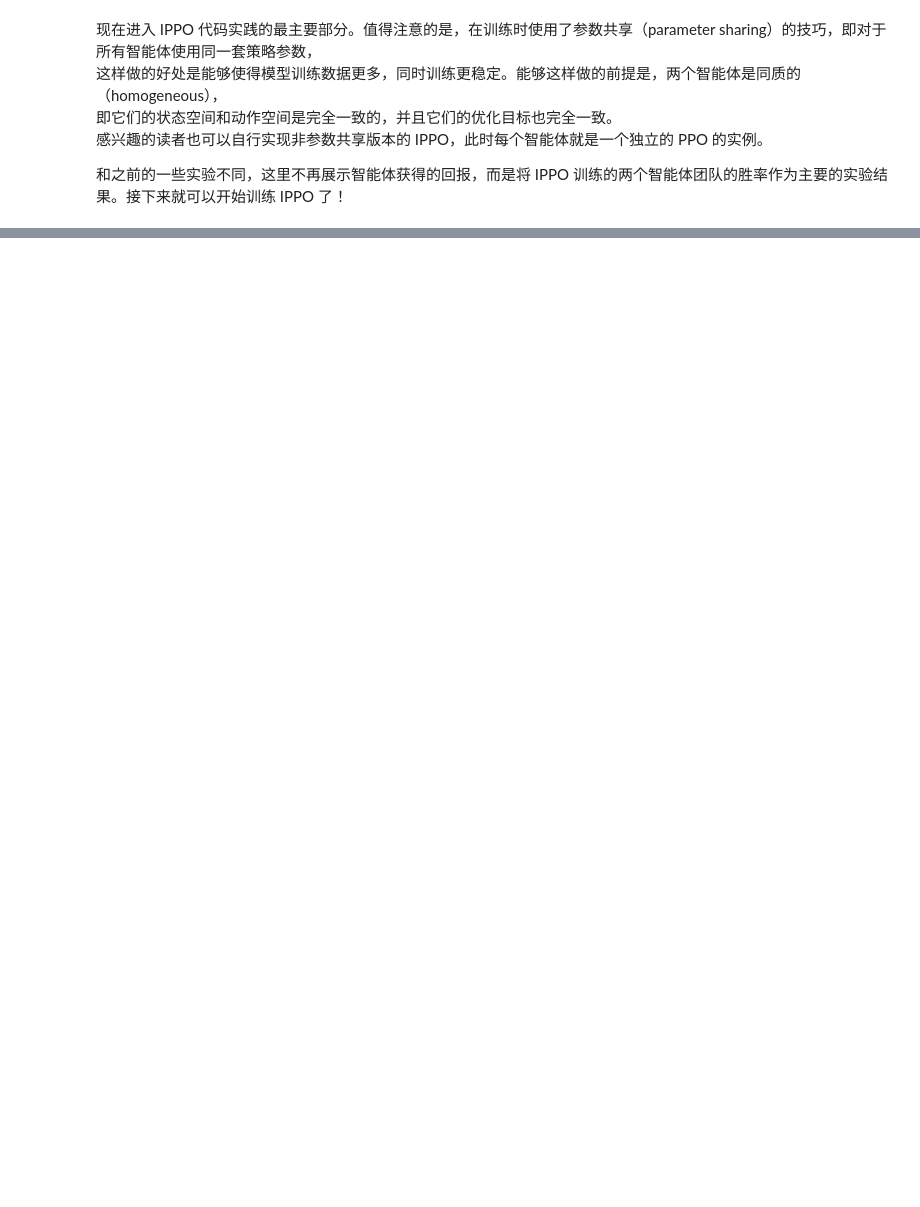
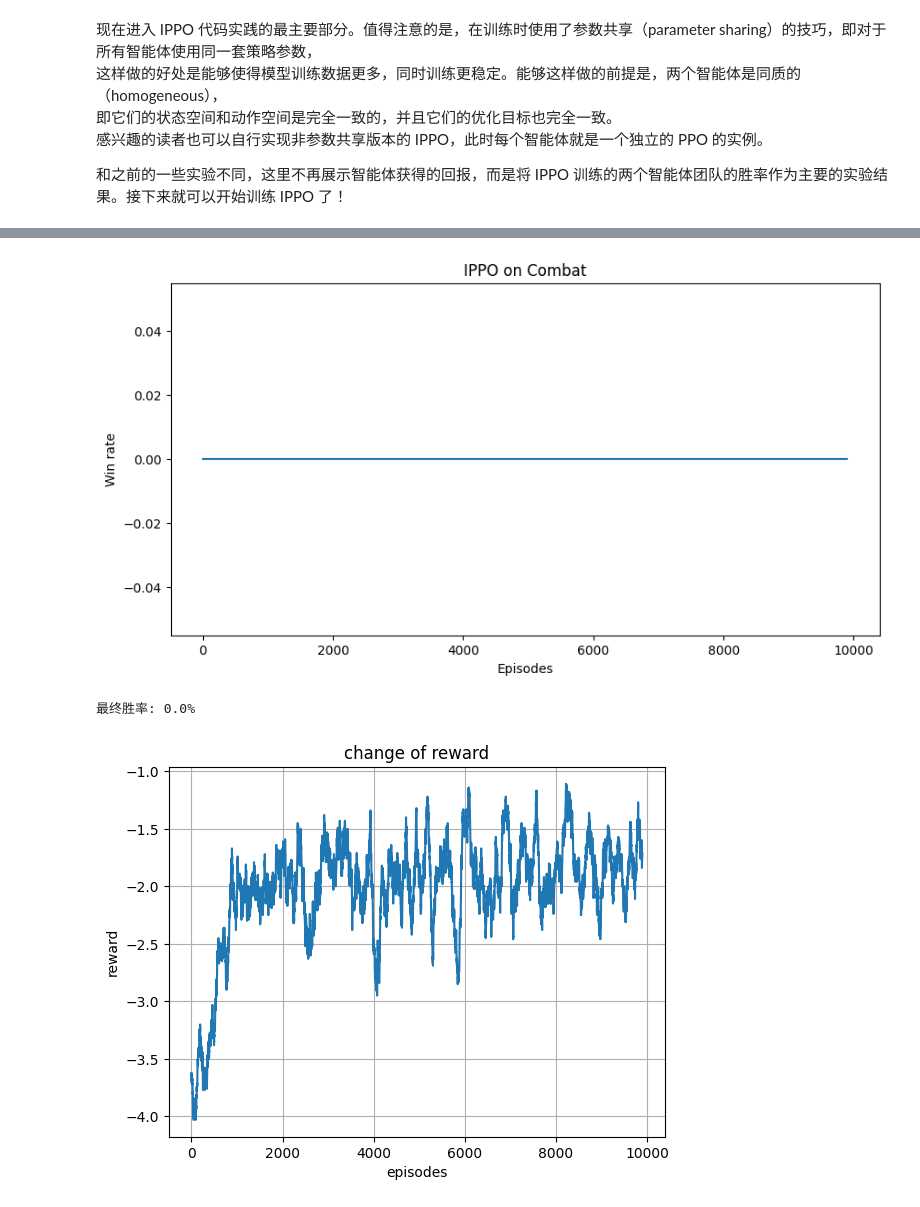
Before and after one commit to Jerry-Auto/Data_Processing, a Jupyter notebook: python/RL/第20章-多智能体强化学习入门.ipynb, the cells around one changed output, grey strips where cells are left out. Drawn from its saved outputs; the diff is of its cells as text; code cells hidden in the pictures; blank space fills up the shorter version.

```diff
--- a/python/RL/第20章-多智能体强化学习入门.ipynb
+++ b/python/RL/第20章-多智能体强化学习入门.ipynb
@@ -208,0 +194,21 @@ AssertionError:
+# %%
+actor_lr = 3e-4
+critic_lr = 1e-3
+num_episodes = 10000
+hidden_dim = 64
+gamma = 0.99
+lmbda = 0.97
+eps = 0.2
+device = torch.device("cuda") if torch.cuda.is_available() else torch.device(
+    "cpu")
+
+team_size = 2
+grid_size = (15, 15)
+#创建Combat环境，格子世界的大小为15x15，己方智能体和敌方智能体数量都为2
+env = Combat(grid_shape=grid_size, n_agents=team_size, n_opponents=team_size)
+env.reset(seed=0)
+state_dim = env.observation_space[0].shape[0]
+action_dim = env.action_space[0].n
+#两个智能体共享同一个策略
+agent = PPO(state_dim, hidden_dim, action_dim, actor_lr, critic_lr, lmbda, eps,
+            gamma, device)
@@ -209,11 +290,28 @@ AssertionError:
 # %%
+
 win_array = np.array(win_list)
-#每100条轨迹取一次平均
-win_array = np.mean(win_array.reshape(-1, 100), axis=1)
+win_rates = np.mean(win_array.reshape(-1, 100), axis=1) * 100
+# #每100条轨迹取一次平均
+episodes = np.arange(win_rates.shape[0]) * 100
 
-episodes_list = np.arange(win_array.shape[0]) * 100
-plt.plot(episodes_list, win_array)
+plt.figure(figsize=(10, 5))
+plt.plot(episodes, win_rates)
 plt.xlabel('Episodes')
 plt.ylabel('Win rate')
 plt.title('IPPO on Combat')
 plt.show()
+
+
+print(f"最终胜率: {win_rates[-1]:.1f}%")
+
+# 最简奖励可视化（一行代码）
+plt.plot(np.convolve(episode_rewards, np.ones(100)/100, mode='valid'))
+plt.title('change of reward')
+plt.xlabel('episodes')
+plt.ylabel('reward')
+plt.grid(True)
+plt.show()
+# %% [output]
+[figure, added]
+最终胜率: 0.0%
+[figure, added]
```
Also changed, not shown: parts of 9 cells of this notebook, 23 other files.
